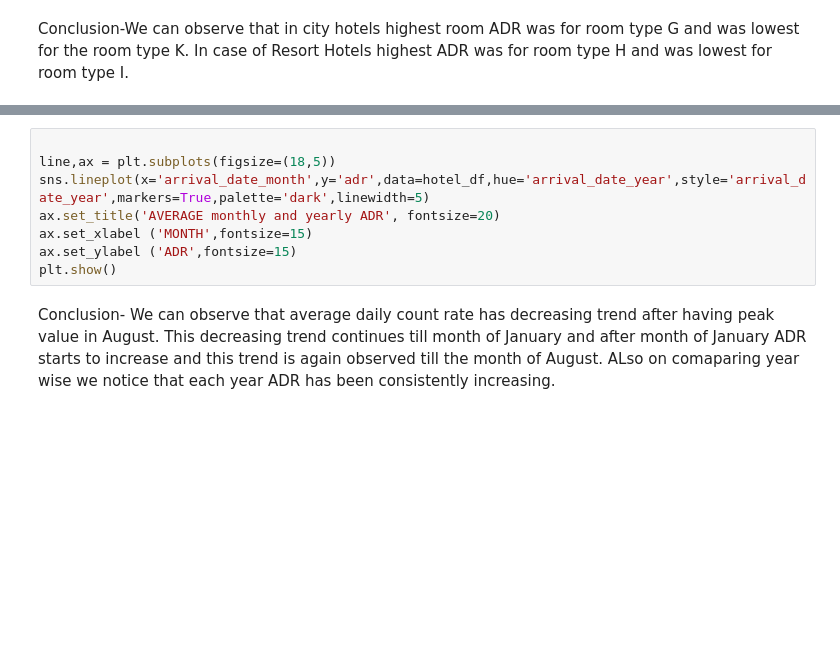
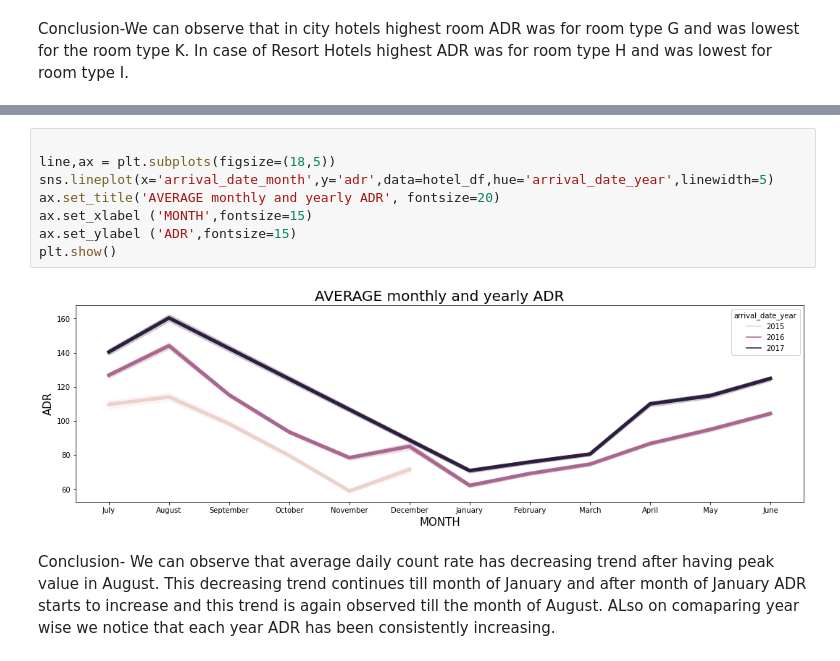
Before and after one commit to omkar123katare/EDA-hotel_bookings, a Jupyter notebook: EDA_hotel_bookings.ipynb, the cells around one changed output, grey strips where cells are left out. Saved outputs shown, nothing was run; the diff lists cells and outputs as text; blank space fills up the shorter version.

```diff
--- a/EDA_hotel_bookings.ipynb
+++ b/EDA_hotel_bookings.ipynb
@@ -376,11 +561,13 @@ adr_month_year.unstack()
 # %%
 
 line,ax = plt.subplots(figsize=(18,5))
-sns.lineplot(x='arrival_date_month',y='adr',data=hotel_df,hue='arrival_date_year',style='arrival_date_year',markers=True,palette='dark',linewidth=5)
+sns.lineplot(x='arrival_date_month',y='adr',data=hotel_df,hue='arrival_date_year',linewidth=5)
 ax.set_title('AVERAGE monthly and yearly ADR', fontsize=20)
 ax.set_xlabel ('MONTH',fontsize=15)
 ax.set_ylabel ('ADR',fontsize=15)
 plt.show()
+# %% [output]
+[figure, added]
 # %% [markdown]
 Conclusion- We can observe that average daily count rate has decreasing trend after having peak value in August. This decreasing trend continues till month of January and after month of January ADR starts to increase and this trend is again observed till the month of August. ALso on comaparing year wise we notice that each year ADR has been consistently increasing.
 # %% [markdown]
```
Also changed, not shown: parts of 30 cells of this notebook.
